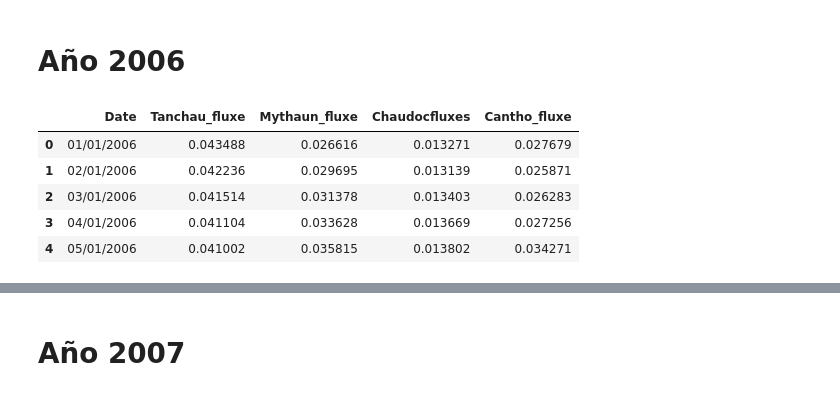
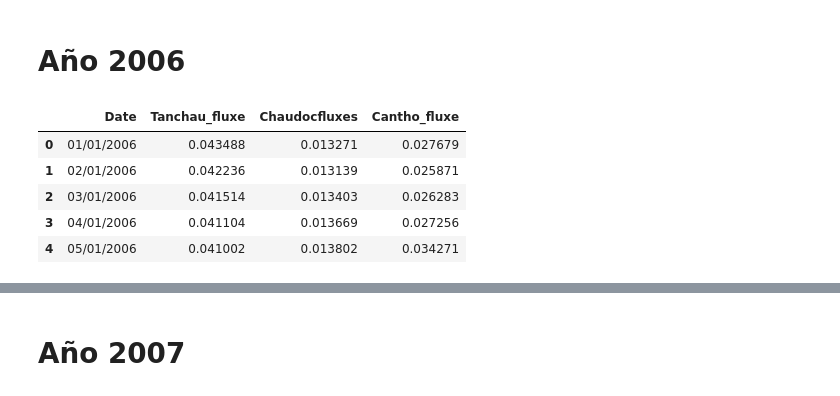
Before and after one commit to kaaiik/Proyecto-final, a Jupyter notebook: notebook/mekong.ipynb, the cells around one changed output, grey strips where cells are left out. Cells and saved outputs as stored; diff of their text form; code cells hidden in the pictures.

```diff
--- a/notebook/mekong.ipynb
+++ b/notebook/mekong.ipynb
@@ -153,16 +162,15 @@ print(fecha)
 # %%
 df2006 = pd.DataFrame()
 df2006['Date'] = df.Date.apply(lambda x:x+'-2006')
 df2006['Date'] = df2006['Date'].apply(lambda x:x.replace('-', '/'))
 df2006['Tanchau_fluxe'] = df['2006']
-df2006['Mythaun_fluxe'] = dfMythaun['2006']
 df2006['Chaudocfluxes'] = dfChaudocfluxes['2006']
 df2006['Cantho_fluxe'] = dfCanthofluxes['2006']
 df2006.head()
 # %% [output]
-|  | Date | Tanchau_fluxe | Mythaun_fluxe | Chaudocfluxes | Cantho_fluxe |
-| 0 | 01/01/2006 | 0.043488 | 0.026616 | 0.013271 | 0.027679 |
-| 1 | 02/01/2006 | 0.042236 | 0.029695 | 0.013139 | 0.025871 |
-| 2 | 03/01/2006 | 0.041514 | 0.031378 | 0.013403 | 0.026283 |
-| 3 | 04/01/2006 | 0.041104 | 0.033628 | 0.013669 | 0.027256 |
-| 4 | 05/01/2006 | 0.041002 | 0.035815 | 0.013802 | 0.034271 |
+|  | Date | Tanchau_fluxe | Chaudocfluxes | Cantho_fluxe |
+| 0 | 01/01/2006 | 0.043488 | 0.013271 | 0.027679 |
+| 1 | 02/01/2006 | 0.042236 | 0.013139 | 0.025871 |
+| 2 | 03/01/2006 | 0.041514 | 0.013403 | 0.026283 |
+| 3 | 04/01/2006 | 0.041104 | 0.013669 | 0.027256 |
+| 4 | 05/01/2006 | 0.041002 | 0.013802 | 0.034271 |
```
Also changed, not shown: parts of 50 cells of this notebook, 1 other file.
